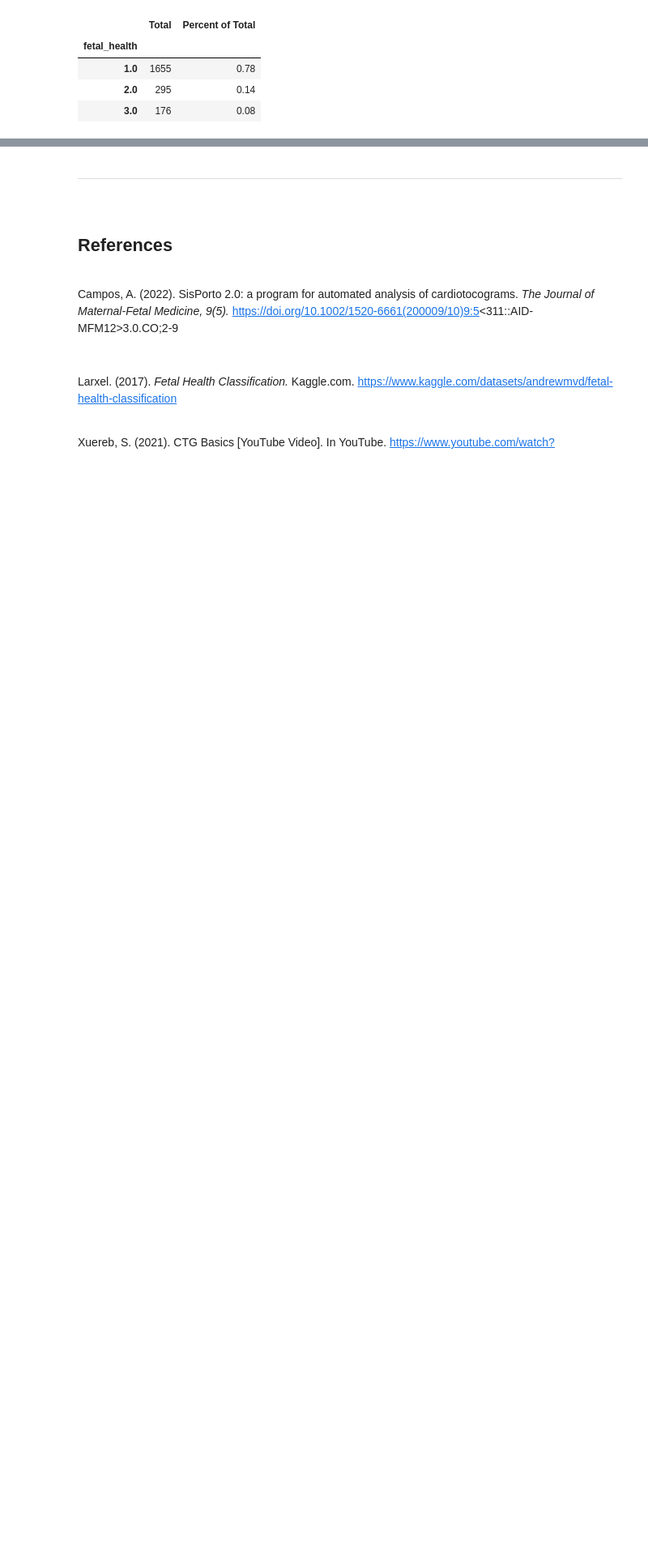
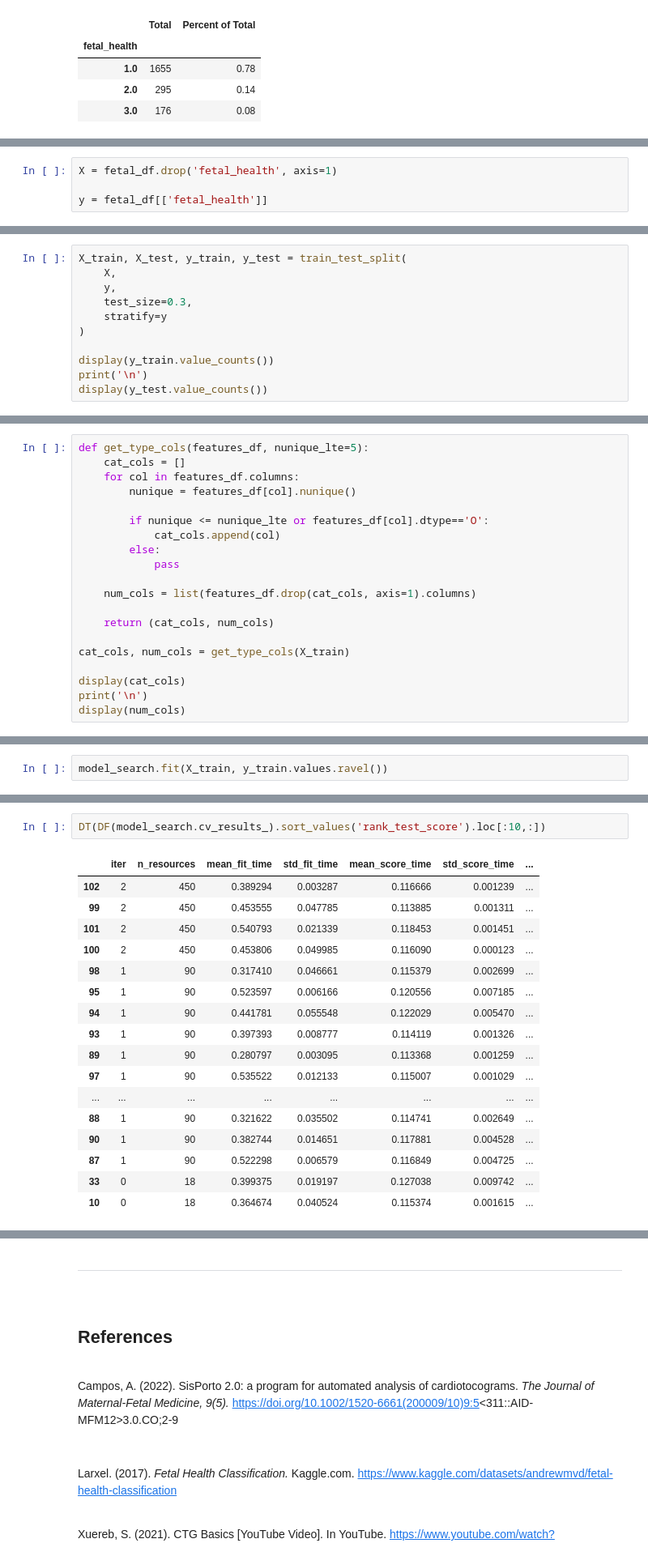
Before and after one commit to Hakuna-Patata/BU_MSDS_PTW, a Jupyter notebook: DSC 550 - Data Mining/Project/DSC-550 Project.ipynb, the cells around one changed output, grey strips where cells are left out. Shown at 81% size. Drawn from its saved outputs; the diff is of its cells as text; blank space fills up the shorter version.

```diff
--- a/DSC 550 - Data Mining/Project/DSC-550 Project.ipynb
+++ b/DSC 550 - Data Mining/Project/DSC-550 Project.ipynb
@@ -386,0 +419,4 @@ target_class_prop_df
+# %%
+X = fetal_df.drop('fetal_health', axis=1)
+
+y = fetal_df[['fetal_health']]
@@ -386,0 +427,11 @@ target_class_prop_df
+# %%
+X_train, X_test, y_train, y_test = train_test_split(
+    X,
+    y,
+    test_size=0.3,
+    stratify=y
+)
+
+display(y_train.value_counts())
+print('\n')
+display(y_test.value_counts())
@@ -386,0 +458,20 @@ target_class_prop_df
+# %%
+def get_type_cols(features_df, nunique_lte=5):
+    cat_cols = []
+    for col in features_df.columns:
+        nunique = features_df[col].nunique()
+
+        if nunique <= nunique_lte or features_df[col].dtype=='O':
+            cat_cols.append(col)
+        else:
+            pass
+
+    num_cols = list(features_df.drop(cat_cols, axis=1).columns)
+
+    return (cat_cols, num_cols)
+
+cat_cols, num_cols = get_type_cols(X_train)
+
+display(cat_cols)
+print('\n')
+display(num_cols)
@@ -386,0 +580,2 @@ target_class_prop_df
+# %%
+model_search.fit(X_train, y_train.values.ravel())
@@ -386,0 +621,20 @@ target_class_prop_df
+# %%
+DT(DF(model_search.cv_results_).sort_values('rank_test_score').loc[:10,:])
+# %% [output]
+|  | iter | n_resources | mean_fit_time | std_fit_time | mean_score_time | std_score_time | ... |
+| 102 | 2 | 450 | 0.389294 | 0.003287 | 0.116666 | 0.001239 | ... |
+| 99 | 2 | 450 | 0.453555 | 0.047785 | 0.113885 | 0.001311 | ... |
+| 101 | 2 | 450 | 0.540793 | 0.021339 | 0.118453 | 0.001451 | ... |
+| 100 | 2 | 450 | 0.453806 | 0.049985 | 0.116090 | 0.000123 | ... |
+| 98 | 1 | 90 | 0.317410 | 0.046661 | 0.115379 | 0.002699 | ... |
+| 95 | 1 | 90 | 0.523597 | 0.006166 | 0.120556 | 0.007185 | ... |
+| 94 | 1 | 90 | 0.441781 | 0.055548 | 0.122029 | 0.005470 | ... |
+| 93 | 1 | 90 | 0.397393 | 0.008777 | 0.114119 | 0.001326 | ... |
+| 89 | 1 | 90 | 0.280797 | 0.003095 | 0.113368 | 0.001259 | ... |
+| 97 | 1 | 90 | 0.535522 | 0.012133 | 0.115007 | 0.001029 | ... |
+| ... | ... | ... | ... | ... | ... | ... | ... |
+| 88 | 1 | 90 | 0.321622 | 0.035502 | 0.114741 | 0.002649 | ... |
+| 90 | 1 | 90 | 0.382744 | 0.014651 | 0.117881 | 0.004528 | ... |
+| 87 | 1 | 90 | 0.522298 | 0.006579 | 0.116849 | 0.004725 | ... |
+| 33 | 0 | 18 | 0.399375 | 0.019197 | 0.127038 | 0.009742 | ... |
+| 10 | 0 | 18 | 0.364674 | 0.040524 | 0.115374 | 0.001615 | ... |
```
Also changed, not shown: parts of 39 cells of this notebook, 7 other files.
